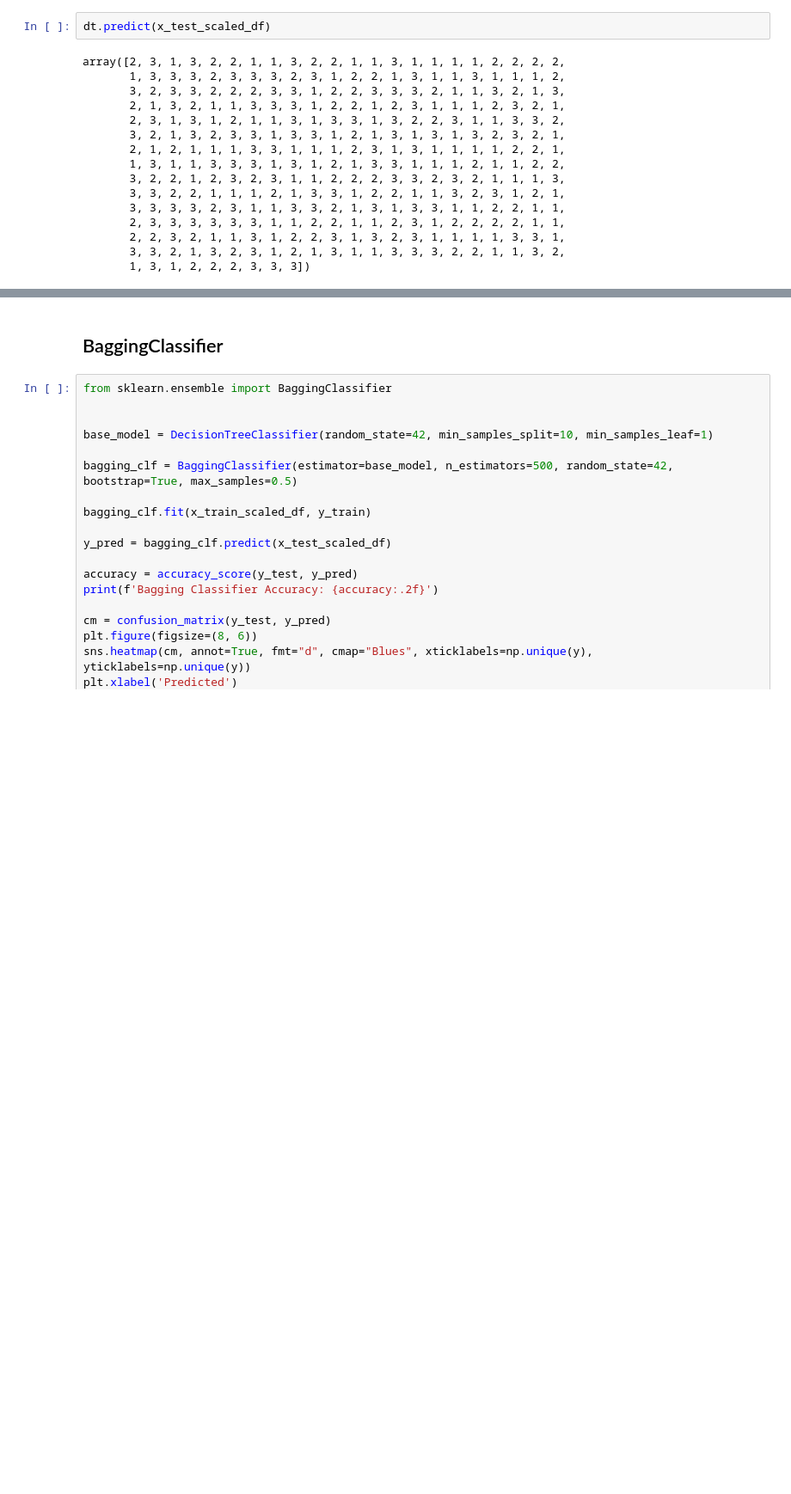
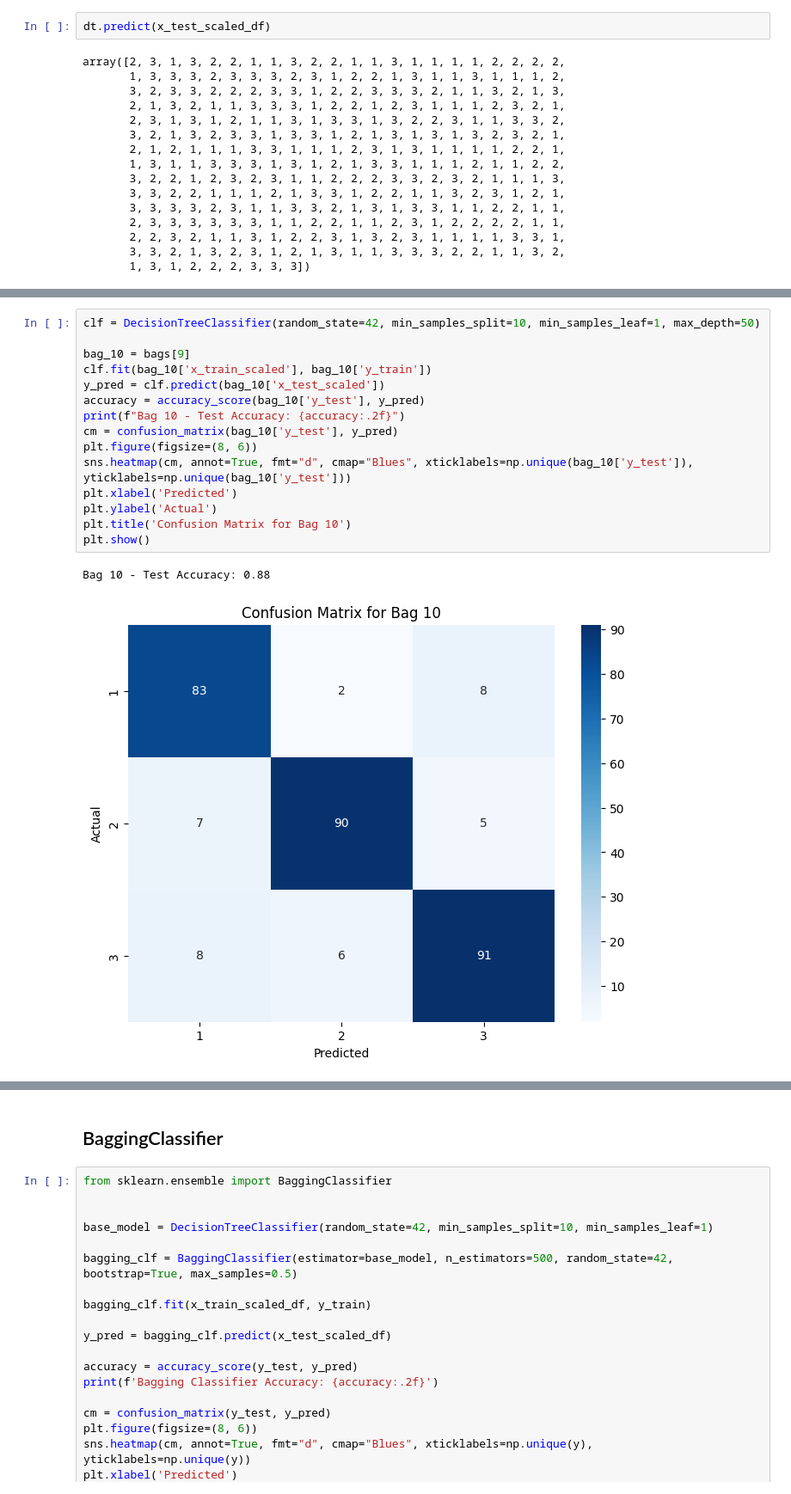
Before and after one commit to negativenagesh/Arecaverse, a Jupyter notebook: EDA/eda.ipynb, the cells around one changed output, grey strips where cells are left out. Shown at 86% size. Cells and saved outputs as stored; diff of their text form; blank space fills up the shorter version.

```diff
--- a/EDA/eda.ipynb
+++ b/EDA/eda.ipynb
@@ -389,0 +495,18 @@ array([2, 3, 1, 3, 2, 2, 1, 1, 3, 2, 2, 1, 1, 3, 1, 1, 1, 1, 2, 2, 2, 2,
+# %%
+clf = DecisionTreeClassifier(random_state=42, min_samples_split=10, min_samples_leaf=1, max_depth=50)
+
+bag_10 = bags[9]
+clf.fit(bag_10['x_train_scaled'], bag_10['y_train'])
+y_pred = clf.predict(bag_10['x_test_scaled'])
+accuracy = accuracy_score(bag_10['y_test'], y_pred)
+print(f"Bag 10 - Test Accuracy: {accuracy:.2f}")
+cm = confusion_matrix(bag_10['y_test'], y_pred)
+plt.figure(figsize=(8, 6))
+sns.heatmap(cm, annot=True, fmt="d", cmap="Blues", xticklabels=np.unique(bag_10['y_test']), yticklabels=np.unique(bag_10['y_test']))
+plt.xlabel('Predicted')
+plt.ylabel('Actual')
+plt.title('Confusion Matrix for Bag 10')
+plt.show()
+# %% [output]
+Bag 10 - Test Accuracy: 0.88
+[figure, added]
```
Also changed, not shown: parts of 9 cells of this notebook.
